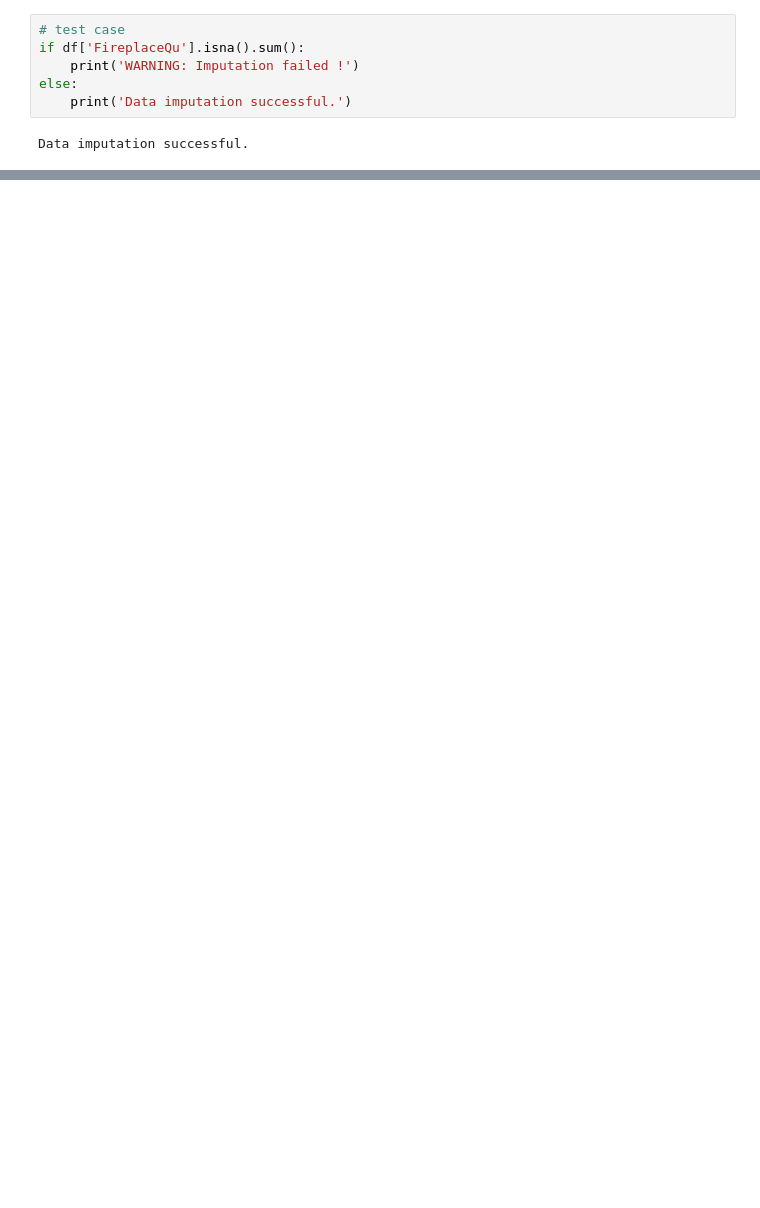
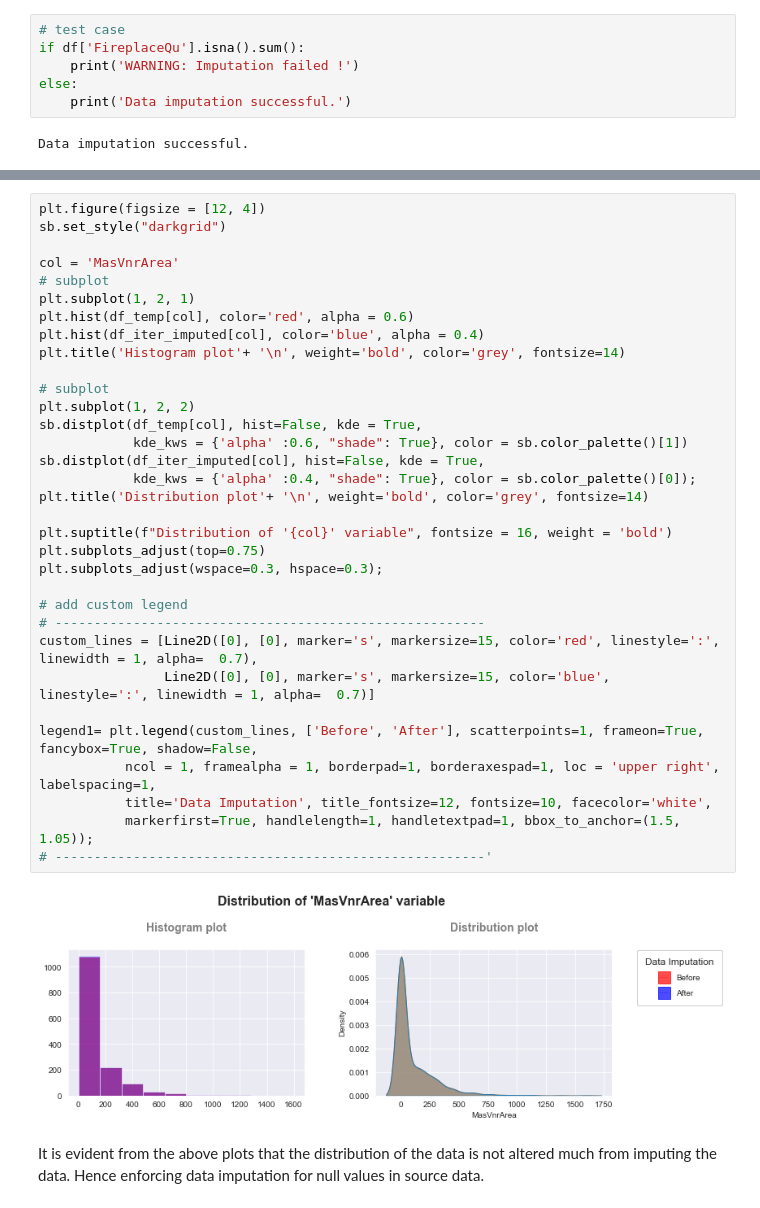
Before and after one commit to vamshi-krishna-prime/house_price_prediction_leveraging_advanced_regression, a Jupyter notebook: Advanced_Regression.ipynb, the cells around one changed output, grey strips where cells are left out. Drawn from its saved outputs; the diff is of its cells as text; blank space fills up the shorter version.

```diff
--- a/Advanced_Regression.ipynb
+++ b/Advanced_Regression.ipynb
@@ -512,0 +676,37 @@ Data imputation successful.
+# %%
+plt.figure(figsize = [12, 4])
+sb.set_style("darkgrid")
+
+col = 'MasVnrArea'
+# subplot
+plt.subplot(1, 2, 1)
+plt.hist(df_temp[col], color='red', alpha = 0.6)
+plt.hist(df_iter_imputed[col], color='blue', alpha = 0.4)
+plt.title('Histogram plot'+ '\n', weight='bold', color='grey', fontsize=14)
+
+# subplot
+plt.subplot(1, 2, 2)
+sb.distplot(df_temp[col], hist=False, kde = True,
+            kde_kws = {'alpha' :0.6, "shade": True}, color = sb.color_palette()[1])
+sb.distplot(df_iter_imputed[col], hist=False, kde = True,
+            kde_kws = {'alpha' :0.4, "shade": True}, color = sb.color_palette()[0]);
+plt.title('Distribution plot'+ '\n', weight='bold', color='grey', fontsize=14)
+
+plt.suptitle(f"Distribution of '{col}' variable", fontsize = 16, weight = 'bold')
+plt.subplots_adjust(top=0.75)
+plt.subplots_adjust(wspace=0.3, hspace=0.3);
+
+# add custom legend
+# -------------------------------------------------------
+custom_lines = [Line2D([0], [0], marker='s', markersize=15, color='red', linestyle=':', linewidth = 1, alpha=  0.7),
+                Line2D([0], [0], marker='s', markersize=15, color='blue', linestyle=':', linewidth = 1, alpha=  0.7)]
+
+legend1= plt.legend(custom_lines, ['Before', 'After'], scatterpoints=1, frameon=True, fancybox=True, shadow=False,
+           ncol = 1, framealpha = 1, borderpad=1, borderaxespad=1, loc = 'upper right', labelspacing=1,
+           title='Data Imputation', title_fontsize=12, fontsize=10, facecolor='white',
+           markerfirst=True, handlelength=1, handletextpad=1, bbox_to_anchor=(1.5, 1.05));
+# -------------------------------------------------------'
+# %% [output]
+[figure, added]
+# %% [markdown]
+It is evident from the above plots that the distribution of the data is not altered much from imputing the data. Hence enforcing data imputation for null values in source data.
```
Also changed, not shown: parts of 118 cells of this notebook.
